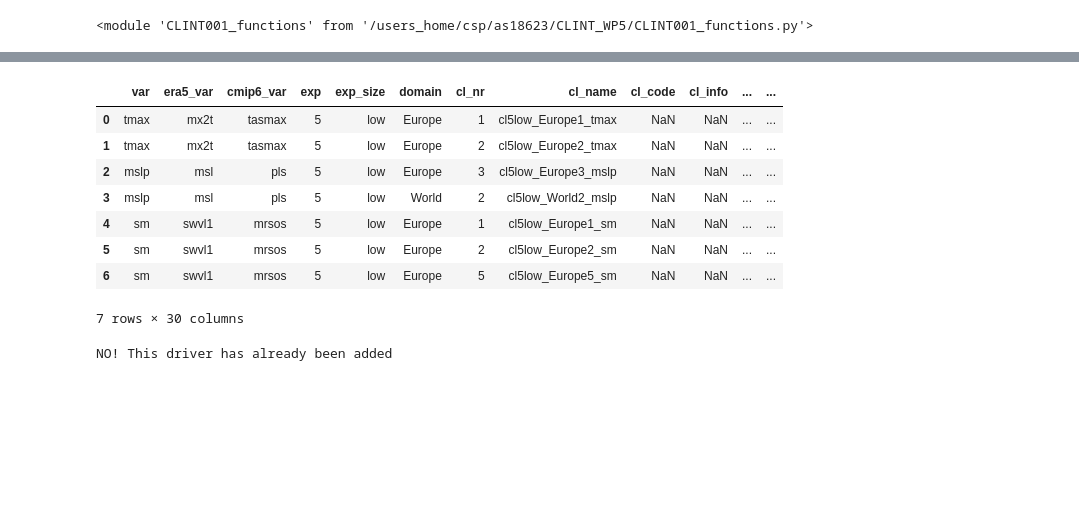
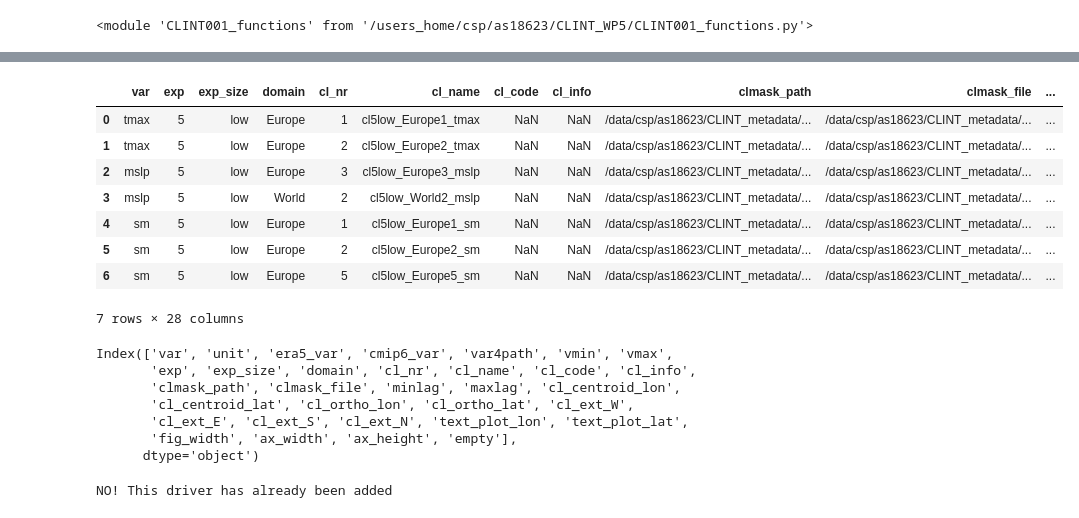
Before and after one commit to AntoSq/CLINT_WP5, a Jupyter notebook: CLINT014_drivers_automatic.ipynb, the cells around one changed output, grey strips where cells are left out. Drawn from its saved outputs; the diff is of its cells as text; code cells hidden in the pictures; blank space fills up the shorter version.

```diff
--- a/CLINT014_drivers_automatic.ipynb
+++ b/CLINT014_drivers_automatic.ipynb
@@ -192,0 +209,12 @@ drivers_new
+# %%
+drivers_new.drop(columns=['era5_var','cmip6_var'])
+# %% [output]
+|  | var | exp | exp_size | domain | cl_nr | cl_name | cl_code | cl_info | clmask_path | clmask_file | ... |
+| 0 | tmax | 5 | low | Europe | 1 | cl5low_Europe1_tmax | NaN | NaN | /data/csp/as18623/CLINT_metadata/... | /data/csp/as18623/CLINT_metadata/... | ... |
+| 1 | tmax | 5 | low | Europe | 2 | cl5low_Europe2_tmax | NaN | NaN | /data/csp/as18623/CLINT_metadata/... | /data/csp/as18623/CLINT_metadata/... | ... |
+| 2 | mslp | 5 | low | Europe | 3 | cl5low_Europe3_mslp | NaN | NaN | /data/csp/as18623/CLINT_metadata/... | /data/csp/as18623/CLINT_metadata/... | ... |
+| 3 | mslp | 5 | low | World | 2 | cl5low_World2_mslp | NaN | NaN | /data/csp/as18623/CLINT_metadata/... | /data/csp/as18623/CLINT_metadata/... | ... |
+| 4 | sm | 5 | low | Europe | 1 | cl5low_Europe1_sm | NaN | NaN | /data/csp/as18623/CLINT_metadata/... | /data/csp/as18623/CLINT_metadata/... | ... |
+| 5 | sm | 5 | low | Europe | 2 | cl5low_Europe2_sm | NaN | NaN | /data/csp/as18623/CLINT_metadata/... | /data/csp/as18623/CLINT_metadata/... | ... |
+| 6 | sm | 5 | low | Europe | 5 | cl5low_Europe5_sm | NaN | NaN | /data/csp/as18623/CLINT_metadata/... | /data/csp/as18623/CLINT_metadata/... | ... |
+7 rows × 28 columns
@@ -196,15 +228,13 @@ drivers_new.loc[drivers_new['var']=='tmax','era5_var'] = 'mx2t'
 # %%
-drivers_new
+drivers_new.columns
 # %% [output]
-|  | var | era5_var | cmip6_var | exp | exp_size | domain | cl_nr | cl_name | cl_code | cl_info | ... | ... |
-| 0 | tmax | mx2t | tasmax | 5 | low | Europe | 1 | cl5low_Europe1_tmax | NaN | NaN | ... | ... |
-| 1 | tmax | mx2t | tasmax | 5 | low | Europe | 2 | cl5low_Europe2_tmax | NaN | NaN | ... | ... |
-| 2 | mslp | msl | pls | 5 | low | Europe | 3 | cl5low_Europe3_mslp | NaN | NaN | ... | ... |
-| 3 | mslp | msl | pls | 5 | low | World | 2 | cl5low_World2_mslp | NaN | NaN | ... | ... |
-| 4 | sm | swvl1 | mrsos | 5 | low | Europe | 1 | cl5low_Europe1_sm | NaN | NaN | ... | ... |
-| 5 | sm | swvl1 | mrsos | 5 | low | Europe | 2 | cl5low_Europe2_sm | NaN | NaN | ... | ... |
-| 6 | sm | swvl1 | mrsos | 5 | low | Europe | 5 | cl5low_Europe5_sm | NaN | NaN | ... | ... |
-7 rows × 30 columns
+Index(['var', 'unit', 'era5_var', 'cmip6_var', 'var4path', 'vmin', 'vmax',
+       'exp', 'exp_size', 'domain', 'cl_nr', 'cl_name', 'cl_code', 'cl_info',
+       'clmask_path', 'clmask_file', 'minlag', 'maxlag', 'cl_centroid_lon',
+       'cl_centroid_lat', 'cl_ortho_lon', 'cl_ortho_lat', 'cl_ext_W',
+       'cl_ext_E', 'cl_ext_S', 'cl_ext_N', 'text_plot_lon', 'text_plot_lat',
+       'fig_width', 'ax_width', 'ax_height', 'empty'],
+      dtype='object')
 # %%
 
 
```
Also changed, not shown: parts of 9 cells of this notebook, 1 other file.
